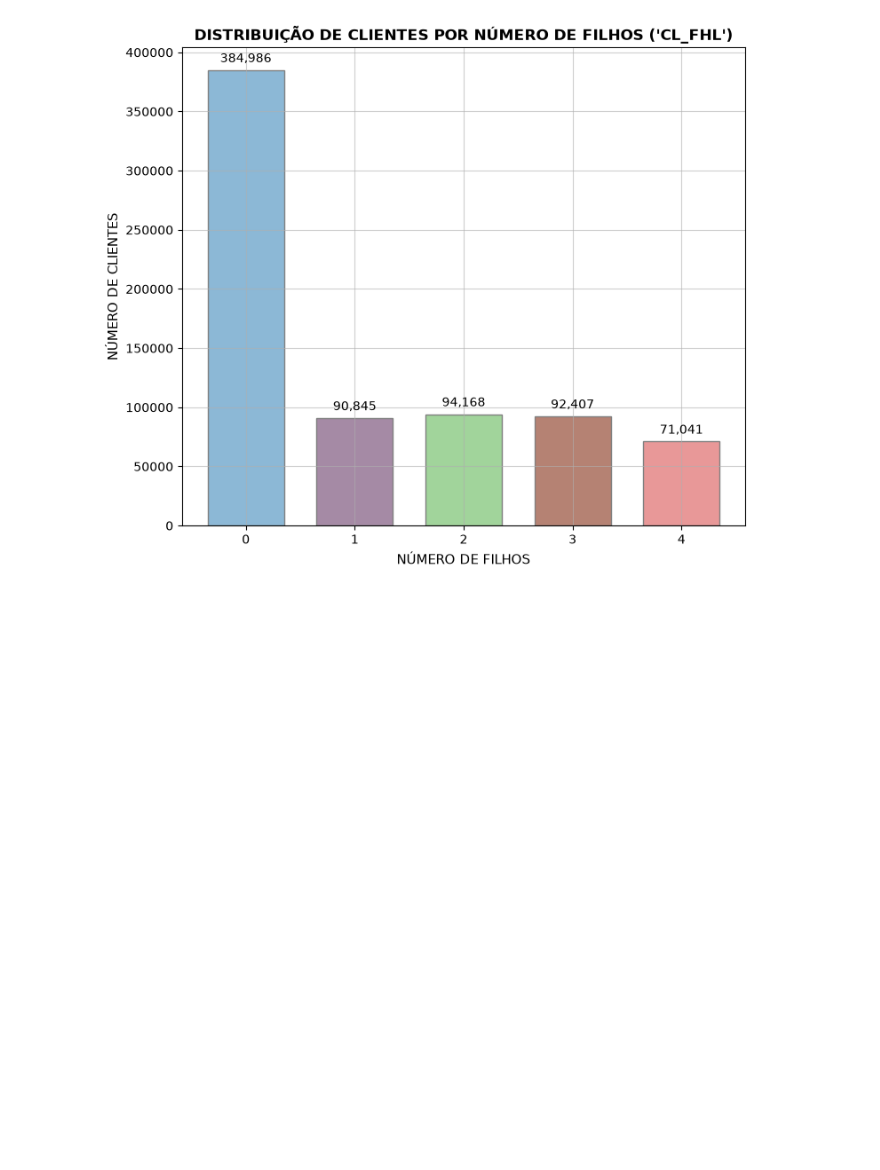
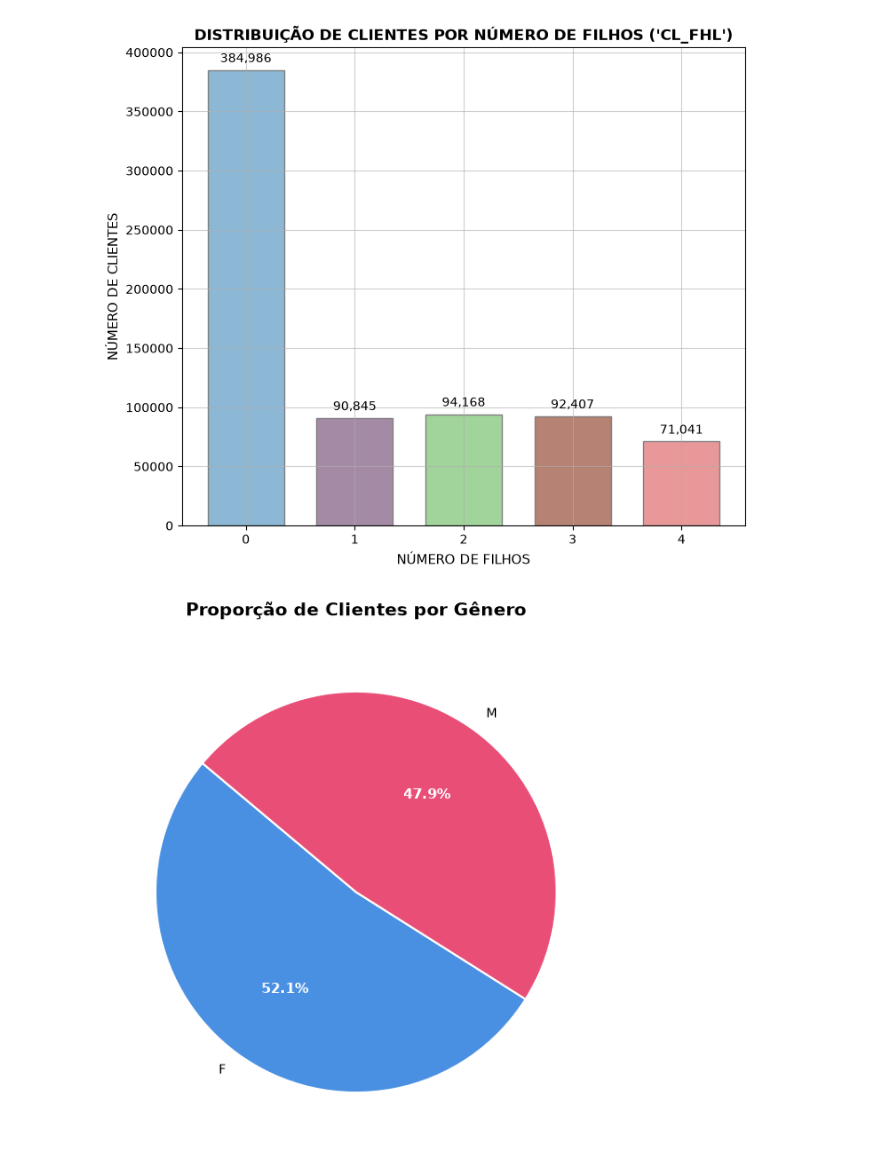
Before and after one commit to claudinha08/analise-de-dados-python, a Jupyter notebook: Miniprojeto_ClaudiaPedroso_T5/MiniProjeto_ClaudiaPedroso_T5.ipynb, the cells around one changed output. Saved outputs shown, nothing was run; the diff lists cells and outputs as text; code cells hidden in the pictures; blank space fills up the shorter version.

Commit message:
Finalizando criação dos gráficos

```diff
--- a/Miniprojeto_ClaudiaPedroso_T5/MiniProjeto_ClaudiaPedroso_T5.ipynb
+++ b/Miniprojeto_ClaudiaPedroso_T5/MiniProjeto_ClaudiaPedroso_T5.ipynb
@@ -253,3 +253,39 @@ ax_bar.grid(True, linestyle='-', alpha=0.6)
 fig.savefig("distribuicao_clientes_filhos.png", dpi=150)
 # %% [output]
 [figure]
+# %%
+## Gráfico de pizza para proporção de clientes por gênero
+
+coluna_genero = 'CL_GENERO'
+
+# 2. Contagem dos valores
+contagem_genero = df_limpo[coluna_genero].value_counts()
+
+# 3. Configuração do Gráfico de Pizza
+fig, ax = plt.subplots(figsize=(7, 7), dpi=100)
+
+cores = ['#4A90E2', '#E94E77', '#F5A623', '#50E3C2']
+
+wedges, texts, autotexts = ax.pie(
+    contagem_genero,
+    labels=contagem_genero.index,
+    autopct='%1.1f%%',
+    startangle=140,
+    colors=cores[:len(contagem_genero)],
+    wedgeprops={'edgecolor': 'white', 'linewidth': 1.5}
+)
+
+# Estilização das porcentagens internas
+for autotext in autotexts:
+    autotext.set_color('white')
+    autotext.set_fontsize(11)
+    autotext.set_weight('bold')
+
+ax.set_title("Proporção de Clientes por Gênero", fontsize=14, fontweight='bold', pad=20)
+
+# 4. Salvar arquivo
+fig.savefig("proporcao_genero_pizza.png", dpi=150)
+
+plt.show()
+# %% [output]
+[figure, added]
```
Also changed, not shown: parts of 1 cell of this notebook, 4 other files.
